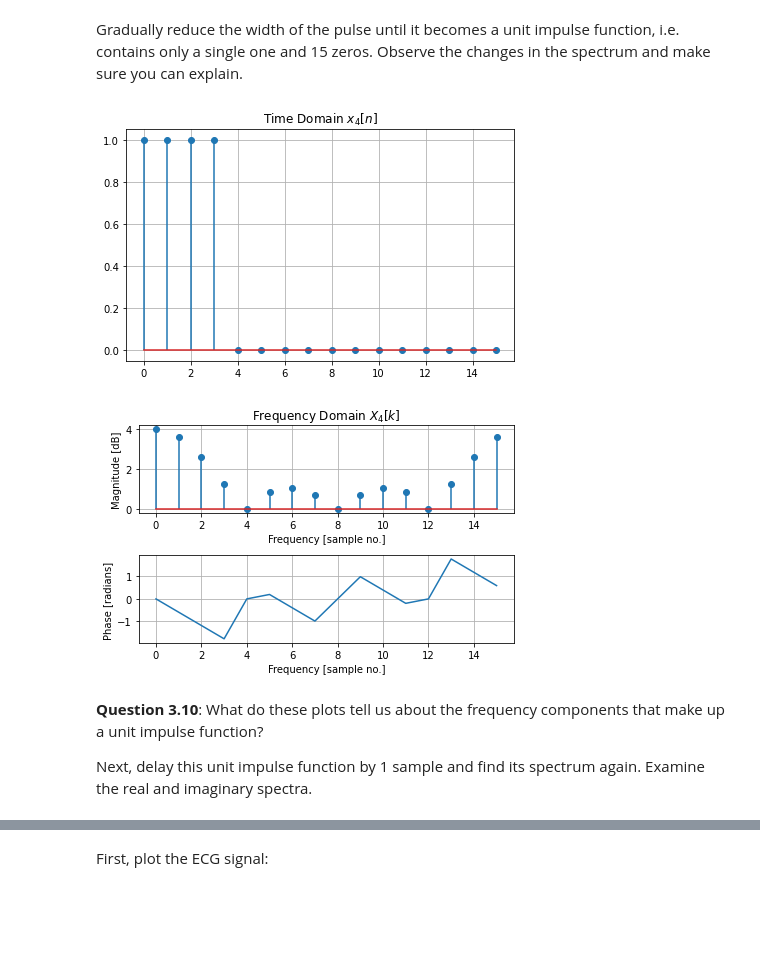
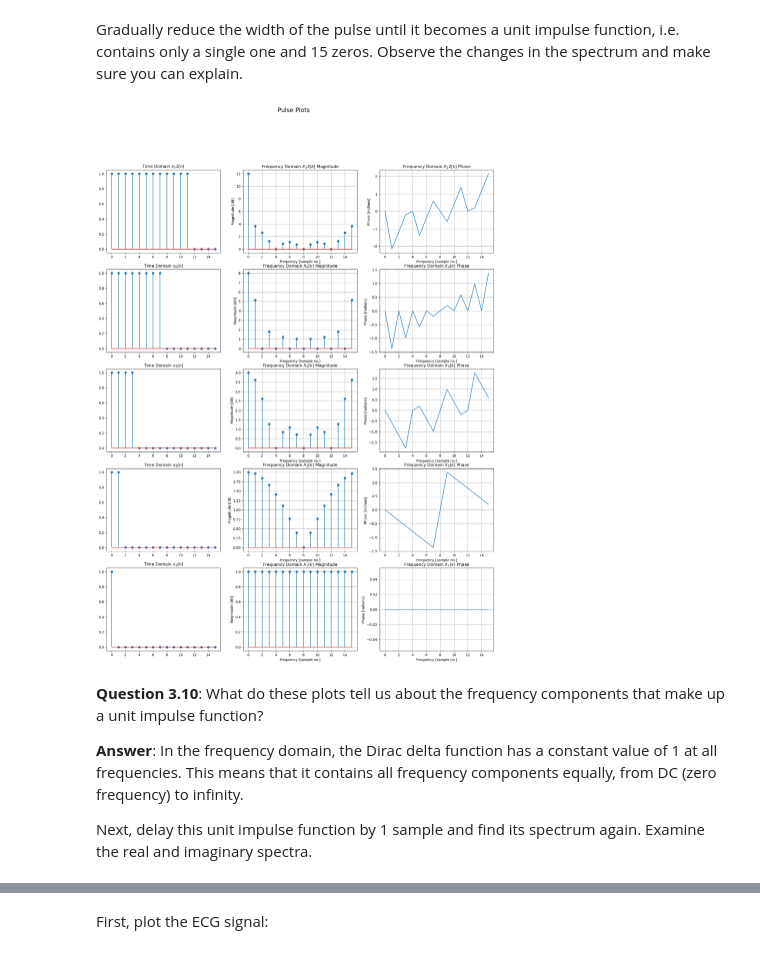
Before and after one commit to timothycdc/SnS-lab, a Jupyter notebook: EX3.ipynb, the cells around one changed output, grey strips where cells are left out. Saved outputs shown, nothing was run; the diff lists cells and outputs as text; code cells hidden in the pictures; blank space fills up the shorter version.

```diff
--- a/EX3.ipynb
+++ b/EX3.ipynb
@@ -330,20 +373,50 @@ plt.show()
 # %% [markdown]
 Gradually reduce the width of the pulse until it becomes a unit impulse function, i.e. contains only a single one and 15 zeros. Observe the changes in the spectrum and make sure you can explain.
 # %%
-pulse_of_ones = np.ones(4) # Gradually reduce the width of the pulse until it becomes a unit impulse function
-following_zeros = np.zeros(12)
 
-x4 = np.concatenate((pulse_of_ones, following_zeros))
-plt = plot_signal(x4, title='Time Domain $x_4[n]$', func='stem')
+arr = [12,8,4,2,1]
+rows = len(arr)
+cols = 3
+total_length = 16
+fig, axs = plt.subplots(len(arr), 3, figsize=(20, 25))
+fig.suptitle('Pulse Plots', fontsize='xx-large')
+for i, freq in enumerate(arr):
+    i*=3
+    timeD = np.concatenate((np.ones(freq), np.zeros(total_length-freq)))
+    freqD = fft(timeD)
+
+    x = timeD
+    title = f'Time Domain $x_{freq}[n]$'
+    axs[i//cols, 0].stem(x)
+    axs[i//cols, 0].set(title=title)
+
+
+    x = freqD
+    title=f'Frequency Domain $X_{freq}[k]$'
+    mag = np.real(np.sqrt(x * np.conj(x)))
+    phase = np.arctan2(np.imag(x), np.real(x))
+    phase = np.unwrap(phase)
+
+    mag_ylabel = 'Magnitude [dB]'
+    xlabel='Frequency [Hz]'
+
+    xlabel='Frequency [sample no.]'
+    axs[i//cols, 1].stem(mag)
+    axs[i//cols, 2].plot(phase)
+
+    axs[i//cols, 1].set(xlabel=xlabel, ylabel=mag_ylabel, title=title+" Magnitude")
+    axs[i//cols, 2].set(xlabel=xlabel, ylabel='Phase [radians] ', title=title+" Phase")
+    axs[i//cols, 1].grid()
+    axs[i//cols, 2].grid()
+
+
+
 plt.show()
-
-X4 = fft(x4);
-plt = plot_spec(X4, title='Frequency Domain $X_4[k]$', func='stem')
-plt.show()
 # %% [output]
-[figure, old version]
+[figure, new version]
-[figure, removed]
 # %% [markdown]
 **Question 3.10**: What do these plots tell us about the frequency components that make up a unit impulse function?
 
+**Answer**: In the frequency domain, the Dirac delta function has a constant value of 1 at all frequencies. This means that it contains all frequency components equally, from DC (zero frequency) to infinity.
+
 Next, delay this unit impulse function by 1 sample and find its spectrum again. Examine the real and imaginary spectra.
```
Also changed, not shown: parts of 35 cells of this notebook, 6 other files.
